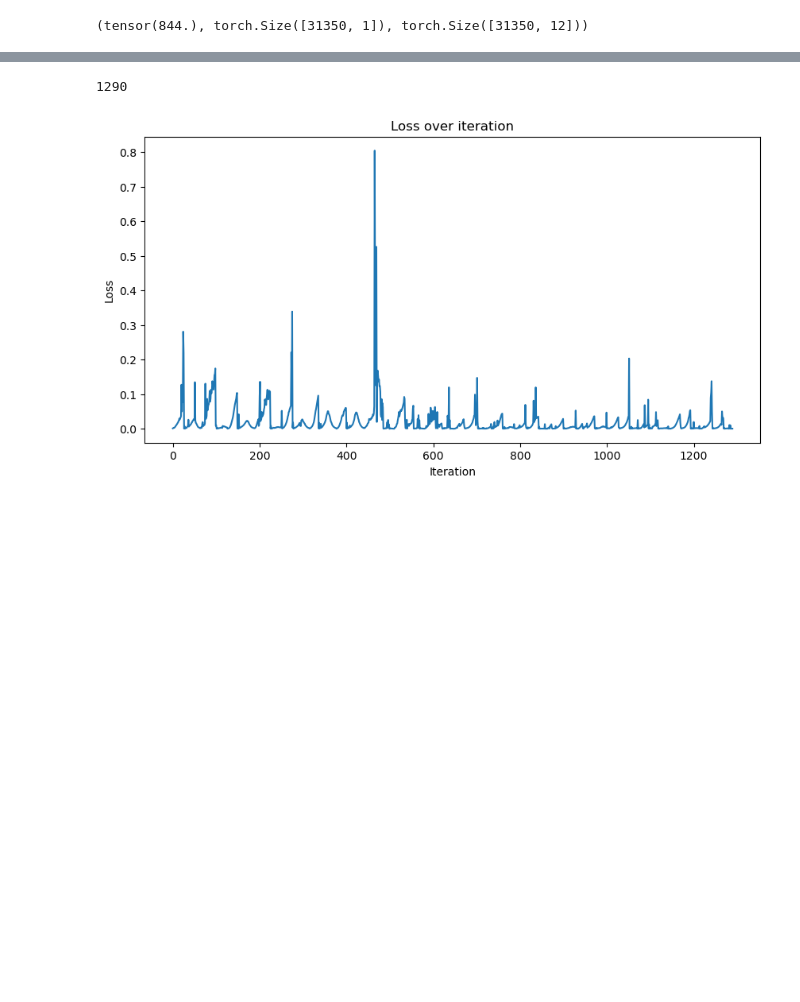
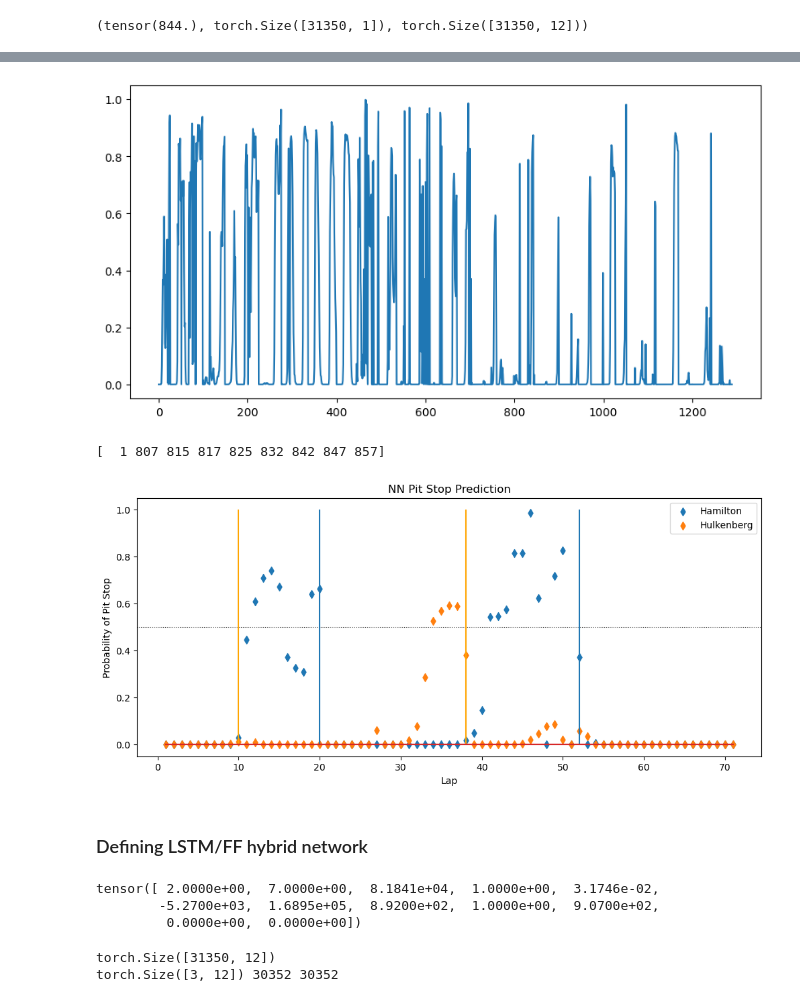
Before and after one commit to krwiles/capstone-project, a Jupyter notebook: project.ipynb, the cells around one changed output, grey strips where cells are left out. Cells and saved outputs as stored; diff of their text form; code cells hidden in the pictures; blank space fills up the shorter version.

Commit message:
LSTM implemented

```diff
--- a/project.ipynb
+++ b/project.ipynb
@@ -559,4 +562,4 @@ plt.show()
 # %%
 with torch.no_grad():
     model.eval()
-    y_pred = model(X_test)
+    y_pred = torch.sigmoid(model(X_test))
@@ -571,13 +571,31 @@ Test Loss: inf%
-# %%
-len(y_pred.numpy())
-# %% [output]
-1290
 # %%
 plt.figure(figsize=(10,5))
 plt.plot(range(len(y_pred.numpy())), np.array(y_pred).reshape(-1, 1))
-plt.xlabel('Iteration')
-plt.ylabel('Loss')
-plt.title('Loss over iteration')
 plt.show()
 # %% [output]
-[figure, old version]
+[figure, new version]
+# %%
+test = df_test.copy()
+test['predictedNext'] = y_pred.numpy()
+race1 = test[test['raceId'] == 1131]
+print(race1['driverId'].unique())
+driver1_1 = race1[race1['driverId'] == 1]
+driver2_1 = race1[race1['driverId'] == 807]
+# %% [output]
+[  1 807 815 817 825 832 842 847 857]
+# %%
+plt.figure(figsize=(12,5))
+plt.axhline(y=0.5, color='black', linestyle=':', linewidth=0.75)
+plt.scatter(driver1_1['lap'], driver1_1['predictedNext'], marker='d', label='Hamilton')
+plt.stem(driver1_1['lap'], driver1_1['pitNext'], markerfmt='none')
+plt.scatter(driver2_1['lap'], driver2_1['predictedNext'], marker='d', label='Hulkenberg')
+plt.stem(driver2_1['lap'], driver2_1['pitNext'], markerfmt='none', linefmt='orange')
+plt.xlabel('Lap')
+plt.ylabel('Probability of Pit Stop')
+plt.title('FFNN Pit Stop Prediction')
+plt.legend()
+plt.show()
+# %% [output]
+[figure, added]
+# %% [markdown]
+### Defining LSTM/FF hybrid network
@@ -583,0 +622,23 @@ plt.show()
+# %%
+# Data for LSTM
+
+WS = 3 # window size (number of laps to evaluate at a time)
+
+X_test = df_test.iloc[:, 2:5].join(df.iloc[:, 9::]).values
+y_test = df_test.iloc[:, 8].values
+X_train = df_train.iloc[:, 2:5].join(df.iloc[:, 9::]).values
+y_train = df_train.iloc[:, 8].values
+
+X_train = torch.tensor(X_train).float()
+X_test = torch.tensor(X_test).float()
+y_train = torch.tensor(y_train).float().unsqueeze(1)
+y_test = torch.tensor(y_test).float().unsqueeze(1)
+
+X_test_original = X_test # save to create the segments using laps
+X_train_original = X_train
+
+print(X_test[1])
+# %% [output]
+tensor([ 2.0000e+00,  7.0000e+00,  8.1841e+04,  1.0000e+00,  3.1746e-02,
+        -5.2700e+03,  1.6895e+05,  8.9200e+02,  1.0000e+00,  9.0700e+02,
+         0.0000e+00,  0.0000e+00])
@@ -583,0 +651,21 @@ plt.show()
+# %%
+def LSTM_data_segments(X_orig, X, y, WS):
+    X_segments = []
+    y_values = []
+    i = 0
+    while (i < len(X)):
+        if X_orig[i][0] == 1: # if lap = 1, jump to lap window size
+            i += WS - 1
+            continue
+        X_segments.append(X[i-WS+1:i+1]) # append the window
+        y_values.append(y[i]) # append the pit stop decision
+        i += 1
+    return X_segments, y_values
+
+print(X_train.shape)
+X_test, y_test = LSTM_data_segments(X_test_original, X_test, y_test, WS)
+X_train, y_train = LSTM_data_segments(X_train_original, X_train, y_train, WS)
+print(X_train[0].shape, len(X_train), len(y_train))
+# %% [output]
+torch.Size([31350, 12])
+torch.Size([3, 12]) 30352 30352
```
Also changed, not shown: parts of 20 cells of this notebook.
